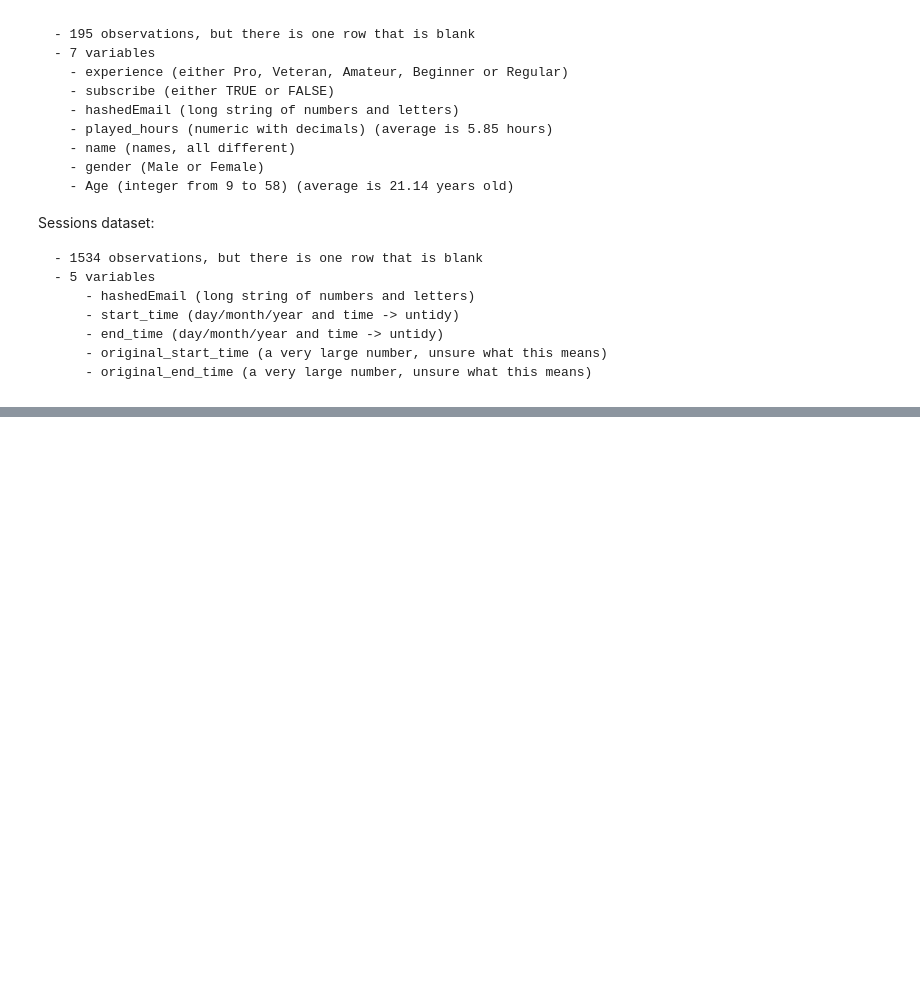
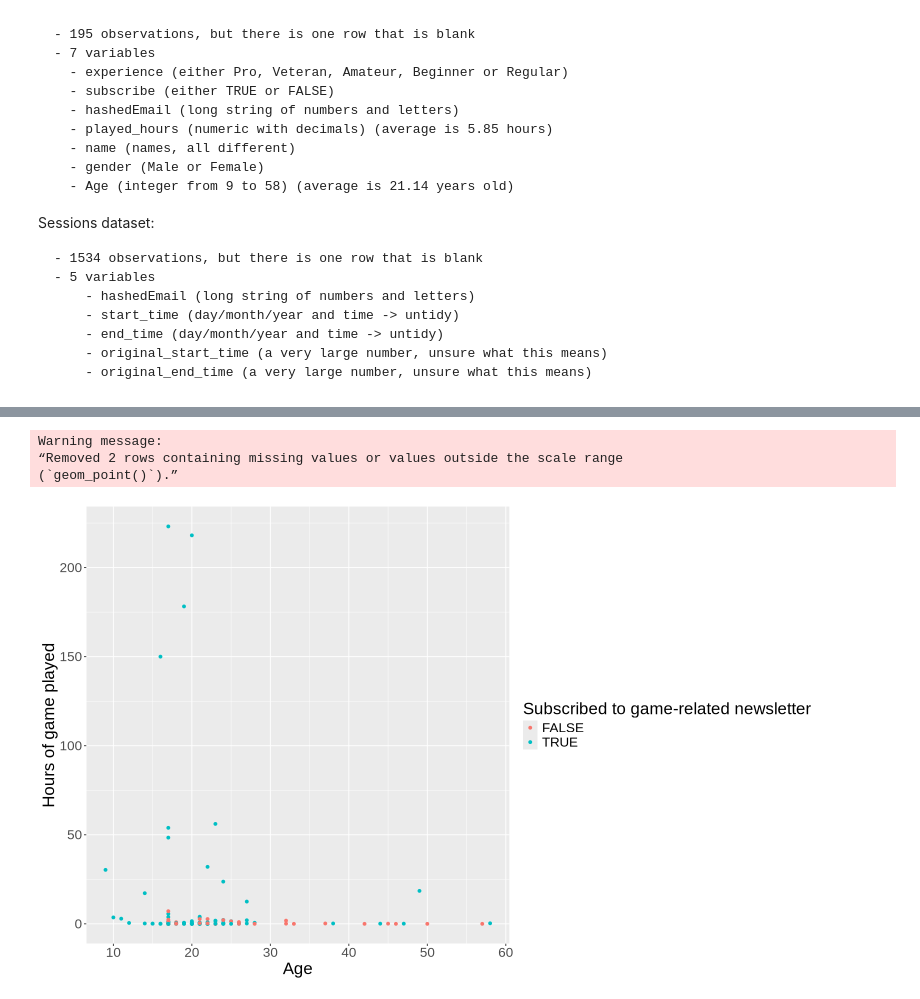
Before and after one commit to chantalfl18/project_template, a Jupyter notebook: Project/Project.ipynb, the cells around one changed output, grey strips where cells are left out. Cells and saved outputs as stored; diff of their text form; code cells hidden in the pictures; blank space fills up the shorter version.

Commit message:
Added graphs for part 3

```diff
--- a/Project/Project.ipynb
+++ b/Project/Project.ipynb
@@ -74,0 +93,14 @@ A tibble: 1 × 1
+# %%
+#plot 1
+
+options(repr.plot.width = 13, repr.plot.height = 8)
+subscription_plot <- ggplot(players, aes(x=Age, y=played_hours, color=subscribe)) +
+       geom_point() +
+       labs(title = "Hours of game played vs Age" x="Age", y="Hours of game played", color = "Subscribed to game-related newsletter") +
+    theme(text=element_text(size= 20))
+subscription_plot
+# %% [output]
+Warning message:
+“Removed 2 rows containing missing values or values outside the scale range
+(`geom_point()`).”
+[figure, added]
```
Also changed, not shown: parts of 7 cells of this notebook.
